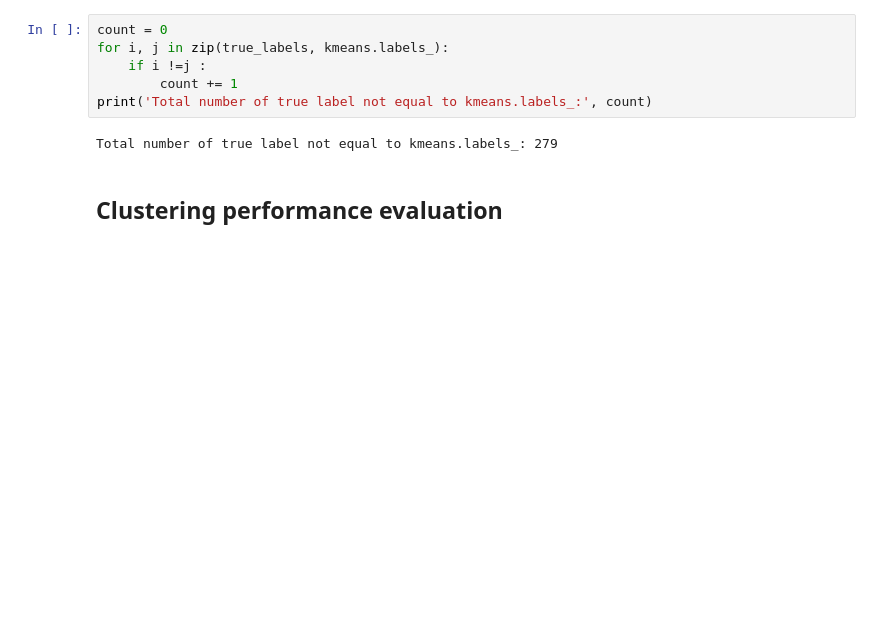
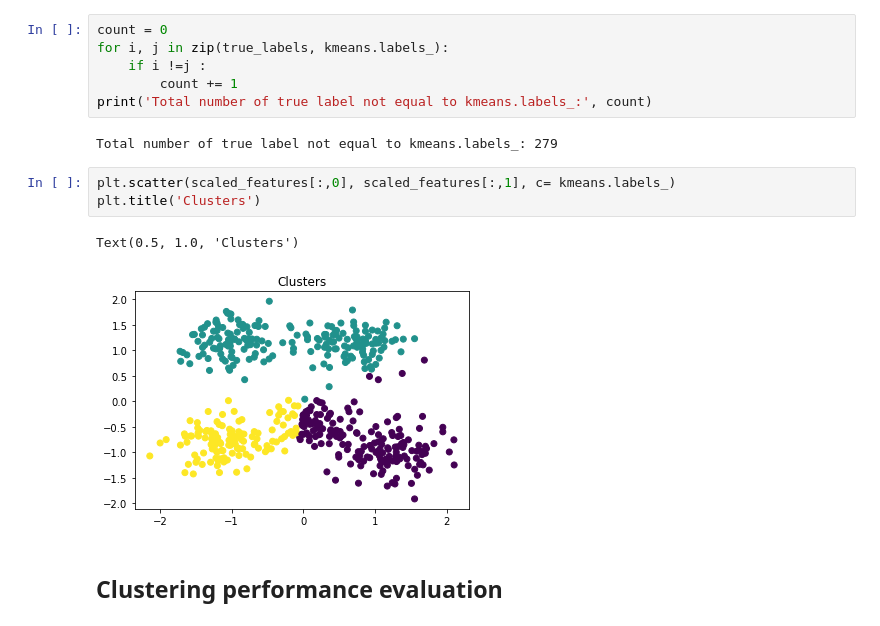
Before and after one commit to Mhtag/tutorials, a Jupyter notebook: machine_learning/kmeansclustering/Untitled.ipynb, the cells around one changed output. Drawn from its saved outputs; the diff is of its cells as text; blank space fills up the shorter version.

```diff
--- a/machine_learning/kmeansclustering/Untitled.ipynb
+++ b/machine_learning/kmeansclustering/Untitled.ipynb
@@ -191,6 +193,12 @@ for i, j in zip(true_labels, kmeans.labels_):
 print('Total number of true label not equal to kmeans.labels_:', count)
 # %% [output]
 Total number of true label not equal to kmeans.labels_: 279
+# %%
+plt.scatter(scaled_features[:,0], scaled_features[:,1], c= kmeans.labels_)
+plt.title('Clusters')
+# %% [output]
+Text(0.5, 1.0, 'Clusters')
+[figure, added]
 # %% [markdown]
 ## Clustering performance evaluation
 # %% [markdown]
```
Also changed, not shown: parts of 5 cells of this notebook, 1 other file.
